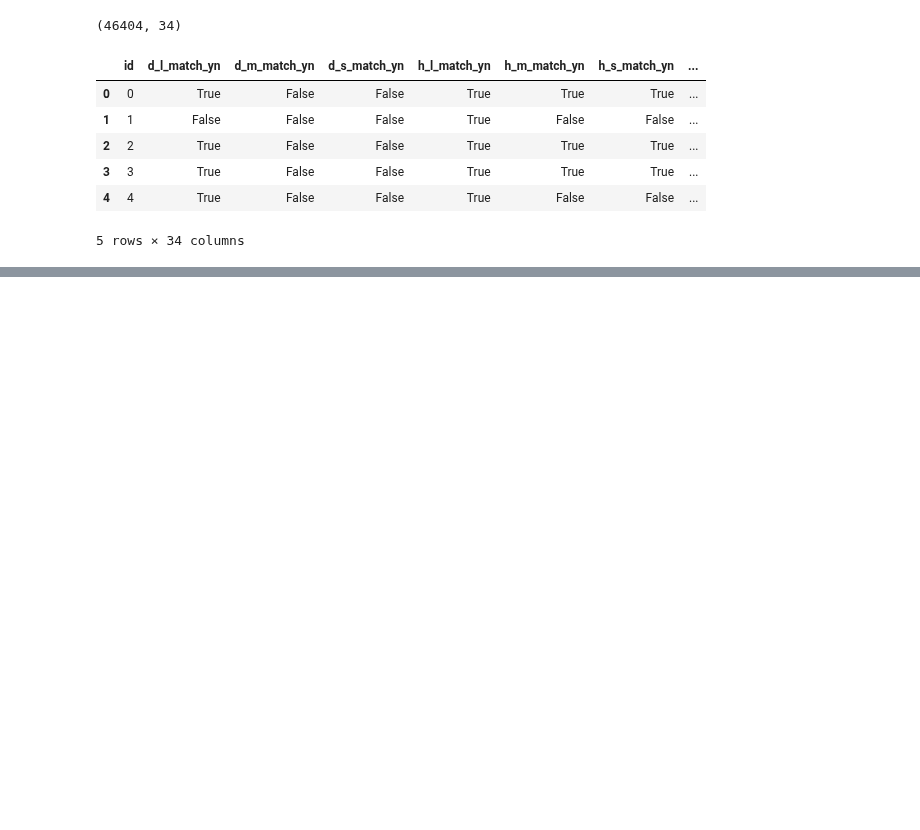
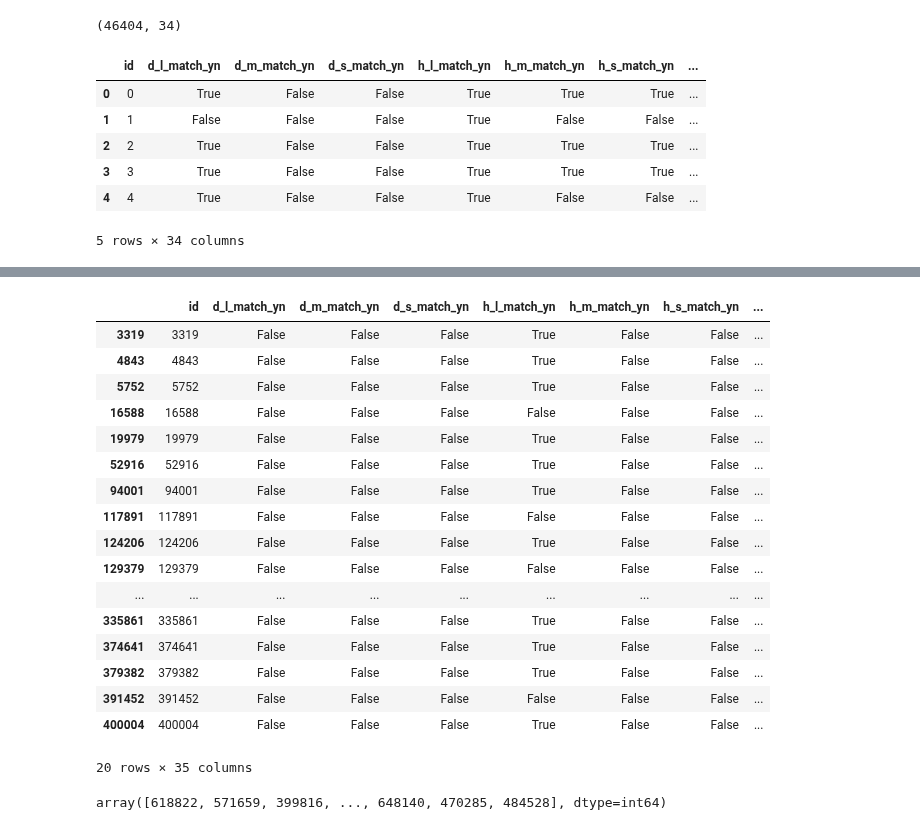
Before and after one commit to kbjung/Dacon, a Jupyter notebook: TP2(잡케어)/02_데이터분석/02-01_기본분석.ipynb, the cells around one changed output, grey strips where cells are left out. Cells and saved outputs as stored; diff of their text form; code cells hidden in the pictures; blank space fills up the shorter version.

```diff
--- a/TP2(잡케어)/02_데이터분석/02-01_기본분석.ipynb
+++ b/TP2(잡케어)/02_데이터분석/02-01_기본분석.ipynb
@@ -162,0 +820,25 @@ test.head()
+# %%
+train[train['person_rn']==627445]
+# %% [output]
+|  | id | d_l_match_yn | d_m_match_yn | d_s_match_yn | h_l_match_yn | h_m_match_yn | h_s_match_yn | ... |
+| 3319 | 3319 | False | False | False | True | False | False | ... |
+| 4843 | 4843 | False | False | False | True | False | False | ... |
+| 5752 | 5752 | False | False | False | True | False | False | ... |
+| 16588 | 16588 | False | False | False | False | False | False | ... |
+| 19979 | 19979 | False | False | False | True | False | False | ... |
+| 52916 | 52916 | False | False | False | True | False | False | ... |
+| 94001 | 94001 | False | False | False | True | False | False | ... |
+| 117891 | 117891 | False | False | False | False | False | False | ... |
+| 124206 | 124206 | False | False | False | True | False | False | ... |
+| 129379 | 129379 | False | False | False | False | False | False | ... |
+| ... | ... | ... | ... | ... | ... | ... | ... | ... |
+| 335861 | 335861 | False | False | False | True | False | False | ... |
+| 374641 | 374641 | False | False | False | True | False | False | ... |
+| 379382 | 379382 | False | False | False | True | False | False | ... |
+| 391452 | 391452 | False | False | False | False | False | False | ... |
+| 400004 | 400004 | False | False | False | True | False | False | ... |
+20 rows × 35 columns
+# %%
+train.person_rn.unique()
+# %% [output]
+array([618822, 571659, 399816, ..., 648140, 470285, 484528], dtype=int64)
```
Also changed, not shown: parts of 66 cells of this notebook, 1 other file.
